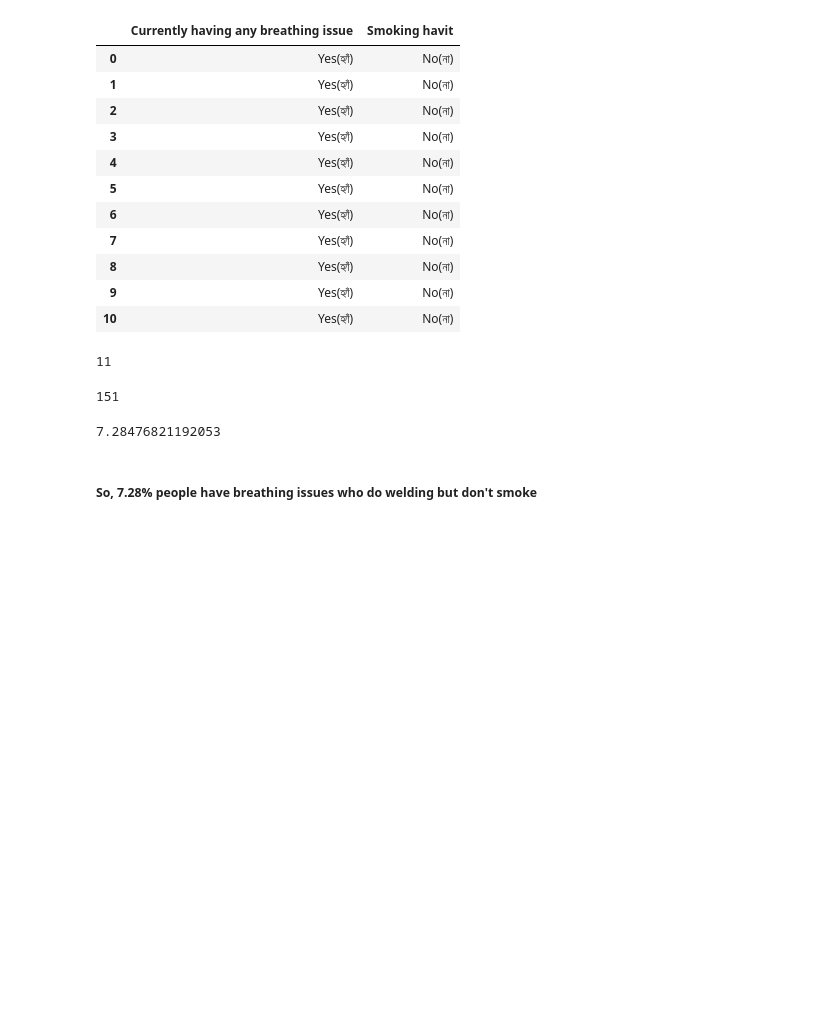
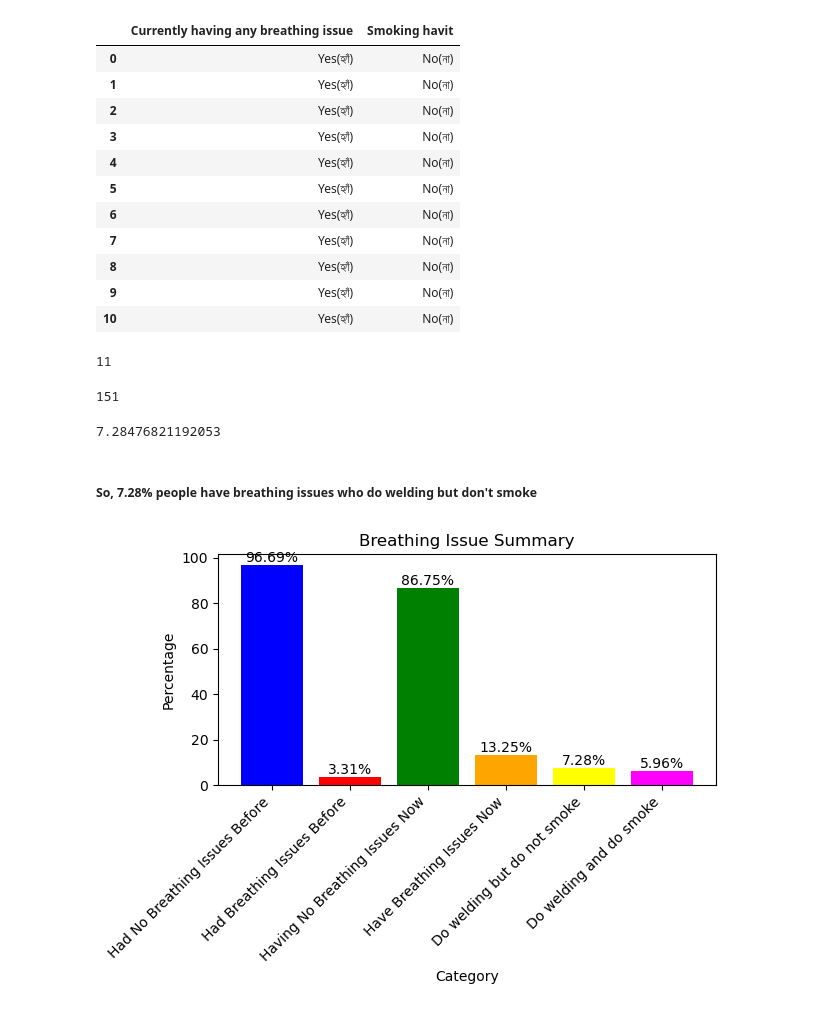
Before and after one commit to MahbubHossainFaisal/Welding-Effect-Analysis, a Jupyter notebook: Breathing_issue_analysis.ipynb, the cells around one changed output. Drawn from its saved outputs; the diff is of its cells as text; code cells hidden in the pictures; blank space fills up the shorter version.

Commit message:
summary bar chart added

```diff
--- a/Breathing_issue_analysis.ipynb
+++ b/Breathing_issue_analysis.ipynb
@@ -149,7 +149,8 @@ had_no_issues
 ### Percentage of welders who had breathing issue before welding
 # %%
 had_breathing_issue = (100-percentage)
-had_breathing_issue.round(2)
+had_breathing_issue = had_breathing_issue.round(2)
+had_breathing_issue
 # %% [output]
 3.31
 # %% [markdown]
@@ -255,7 +262,8 @@ len(breathing_issue_data)
 # %%
 # percentage
 
-(len(current_breath_issues_and_smokes) / len(breathing_issue_data)) * 100
+people_who_smoke = (len(current_breath_issues_and_smokes) / len(breathing_issue_data)) * 100
+people_who_smoke
 # %% [output]
 5.960264900662252
 # %% [markdown]
@@ -291,8 +299,35 @@ len(breathing_issue_data)
 # %%
 # percentage
 
-(len(current_breath_issues_but_do_not_smoke) / len(breathing_issue_data)) * 100
+people_not_smoke = (len(current_breath_issues_but_do_not_smoke) / len(breathing_issue_data)) * 100
+people_not_smoke
 # %% [output]
 7.28476821192053
 # %% [markdown]
 ##### So, 7.28% people have breathing issues who do welding but don't smoke
+# %%
+import pandas as pd
+import matplotlib.pyplot as plt
+
+data = {
+    'Category': ['Had No Breathing Issues Before', 'Had Breathing Issues Before', 'Having No Breathing Issues Now', 'Have Breathing Issues Now','Do welding but do not smoke','Do welding and do smoke'],
+    'Percentage': [had_no_issues, had_breathing_issue, having_no_issues,having_issues,people_not_smoke,people_who_smoke],
+    'Color': ['blue', 'red', 'green', 'orange','yellow','magenta']
+}
+
+df = pd.DataFrame(data)
+
+plt.bar(df['Category'], df['Percentage'], color=df['Color'])
+plt.xlabel('Category')
+plt.ylabel('Percentage')
+plt.title('Breathing Issue Summary')
+
+for i, value in enumerate(df['Percentage']):
+    plt.text(i, value, f'{value:.2f}%', ha='center', va='bottom')
+
+plt.xticks(rotation=45, ha='right')
+plt.tight_layout()
+
+plt.show()
+# %% [output]
+[figure, added]
```
Also changed, not shown: parts of 2 cells of this notebook.
